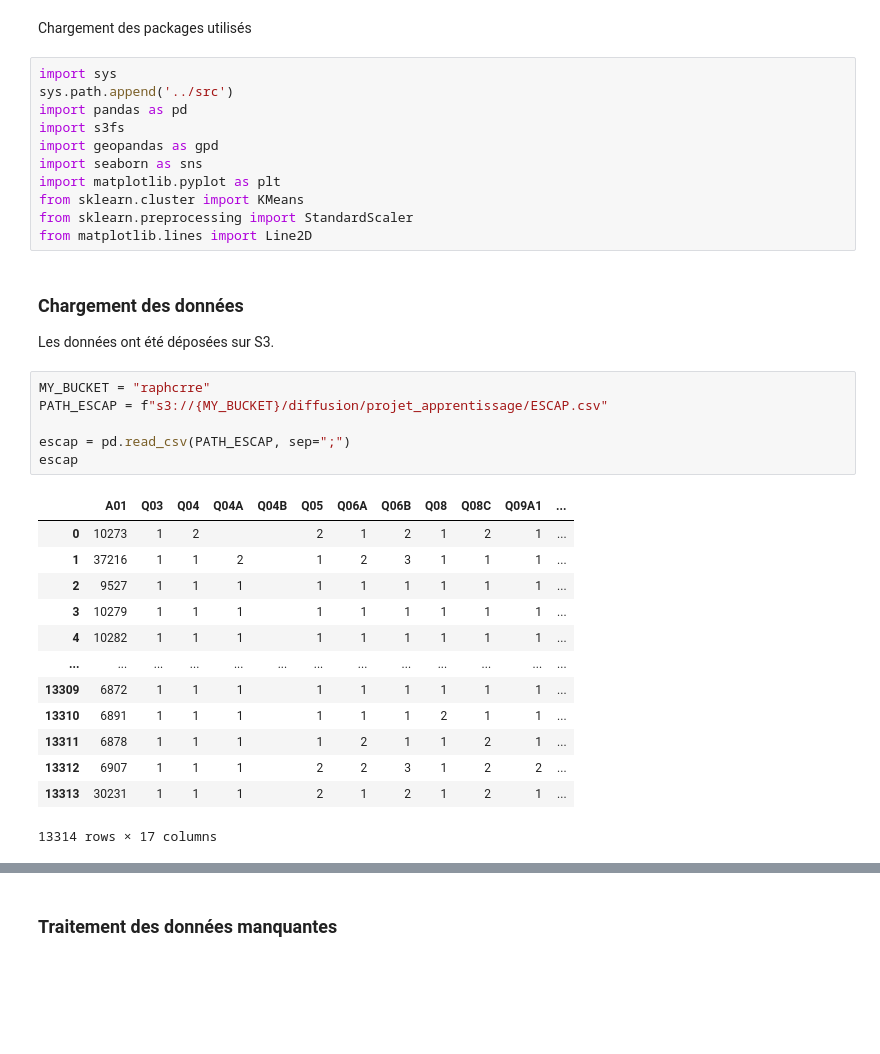
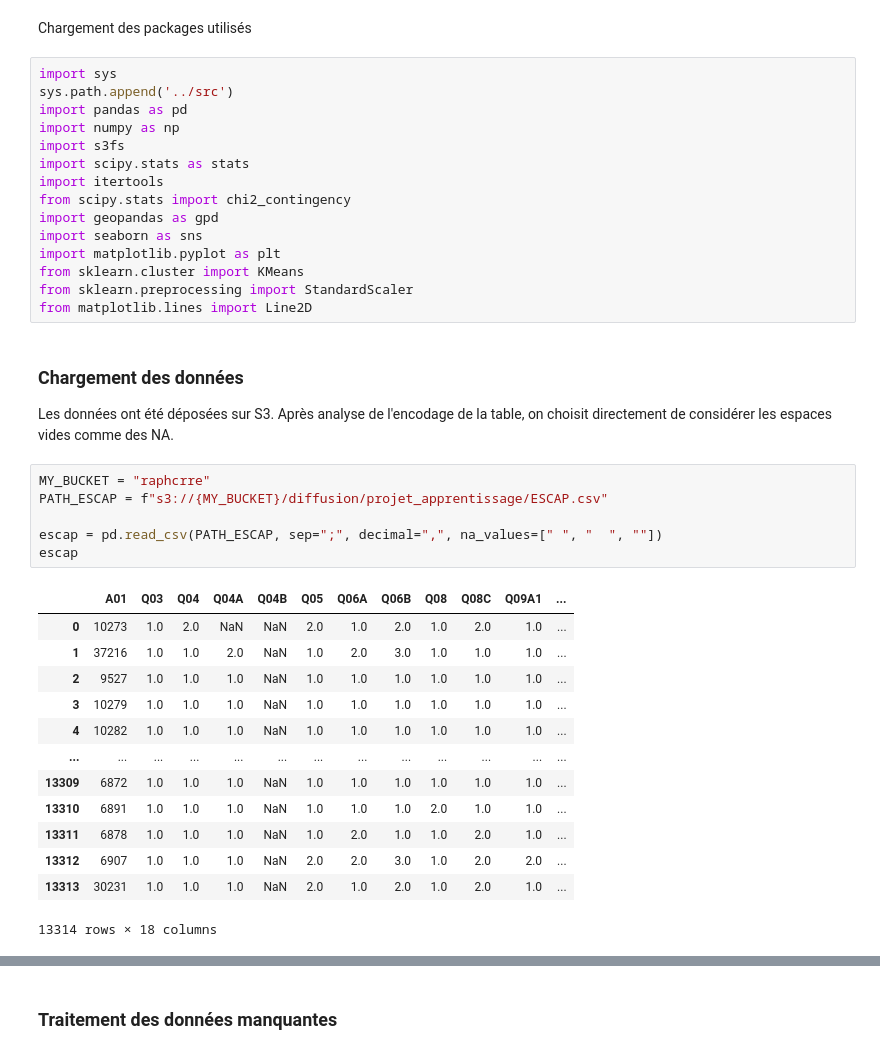
Before and after one commit to RaphaelCarrere/projet_apprentissage_supervise, a Jupyter notebook: projet.ipynb, the cells around one changed output, grey strips where cells are left out. Cells and saved outputs as stored; diff of their text form; blank space fills up the shorter version.

Commit message:
traitement na et stat desc

```diff
--- a/projet.ipynb
+++ b/projet.ipynb
@@ -21,7 +42,11 @@ Chargement des packages utilisés
 import sys
 sys.path.append('../src')
 import pandas as pd
+import numpy as np
 import s3fs
+import scipy.stats as stats
+import itertools
+from scipy.stats import chi2_contingency
 import geopandas as gpd
 import seaborn as sns
 import matplotlib.pyplot as plt
@@ -31,24 +56,24 @@ from matplotlib.lines import Line2D
 # %% [markdown]
 ### Chargement des données
 
-Les données ont été déposées sur S3.
+Les données ont été déposées sur S3. Après analyse de l'encodage de la table, on choisit directement de considérer les espaces vides comme des NA.
 # %%
 MY_BUCKET = "raphcrre"
 PATH_ESCAP = f"s3://{MY_BUCKET}/diffusion/projet_apprentissage/ESCAP.csv"
 
-escap = pd.read_csv(PATH_ESCAP, sep=";")
+escap = pd.read_csv(PATH_ESCAP, sep=";", decimal=",", na_values=[" ", "  ", ""])
 escap
 # %% [output]
 |  | A01 | Q03 | Q04 | Q04A | Q04B | Q05 | Q06A | Q06B | Q08 | Q08C | Q09A1 | ... |
-| 0 | 10273 | 1 | 2 |  |  | 2 | 1 | 2 | 1 | 2 | 1 | ... |
-| 1 | 37216 | 1 | 1 | 2 |  | 1 | 2 | 3 | 1 | 1 | 1 | ... |
-| 2 | 9527 | 1 | 1 | 1 |  | 1 | 1 | 1 | 1 | 1 | 1 | ... |
-| 3 | 10279 | 1 | 1 | 1 |  | 1 | 1 | 1 | 1 | 1 | 1 | ... |
-| 4 | 10282 | 1 | 1 | 1 |  | 1 | 1 | 1 | 1 | 1 | 1 | ... |
+| 0 | 10273 | 1.0 | 2.0 | NaN | NaN | 2.0 | 1.0 | 2.0 | 1.0 | 2.0 | 1.0 | ... |
+| 1 | 37216 | 1.0 | 1.0 | 2.0 | NaN | 1.0 | 2.0 | 3.0 | 1.0 | 1.0 | 1.0 | ... |
+| 2 | 9527 | 1.0 | 1.0 | 1.0 | NaN | 1.0 | 1.0 | 1.0 | 1.0 | 1.0 | 1.0 | ... |
+| 3 | 10279 | 1.0 | 1.0 | 1.0 | NaN | 1.0 | 1.0 | 1.0 | 1.0 | 1.0 | 1.0 | ... |
+| 4 | 10282 | 1.0 | 1.0 | 1.0 | NaN | 1.0 | 1.0 | 1.0 | 1.0 | 1.0 | 1.0 | ... |
 | ... | ... | ... | ... | ... | ... | ... | ... | ... | ... | ... | ... | ... |
-| 13309 | 6872 | 1 | 1 | 1 |  | 1 | 1 | 1 | 1 | 1 | 1 | ... |
-| 13310 | 6891 | 1 | 1 | 1 |  | 1 | 1 | 1 | 2 | 1 | 1 | ... |
-| 13311 | 6878 | 1 | 1 | 1 |  | 1 | 2 | 1 | 1 | 2 | 1 | ... |
-| 13312 | 6907 | 1 | 1 | 1 |  | 2 | 2 | 3 | 1 | 2 | 2 | ... |
-| 13313 | 30231 | 1 | 1 | 1 |  | 2 | 1 | 2 | 1 | 2 | 1 | ... |
+| 13309 | 6872 | 1.0 | 1.0 | 1.0 | NaN | 1.0 | 1.0 | 1.0 | 1.0 | 1.0 | 1.0 | ... |
+| 13310 | 6891 | 1.0 | 1.0 | 1.0 | NaN | 1.0 | 1.0 | 1.0 | 2.0 | 1.0 | 1.0 | ... |
+| 13311 | 6878 | 1.0 | 1.0 | 1.0 | NaN | 1.0 | 2.0 | 1.0 | 1.0 | 2.0 | 1.0 | ... |
+| 13312 | 6907 | 1.0 | 1.0 | 1.0 | NaN | 2.0 | 2.0 | 3.0 | 1.0 | 2.0 | 2.0 | ... |
+| 13313 | 30231 | 1.0 | 1.0 | 1.0 | NaN | 2.0 | 1.0 | 2.0 | 1.0 | 2.0 | 1.0 | ... |
-13314 rows × 17 columns
+13314 rows × 18 columns
```
Also changed, not shown: parts of 23 cells of this notebook.
